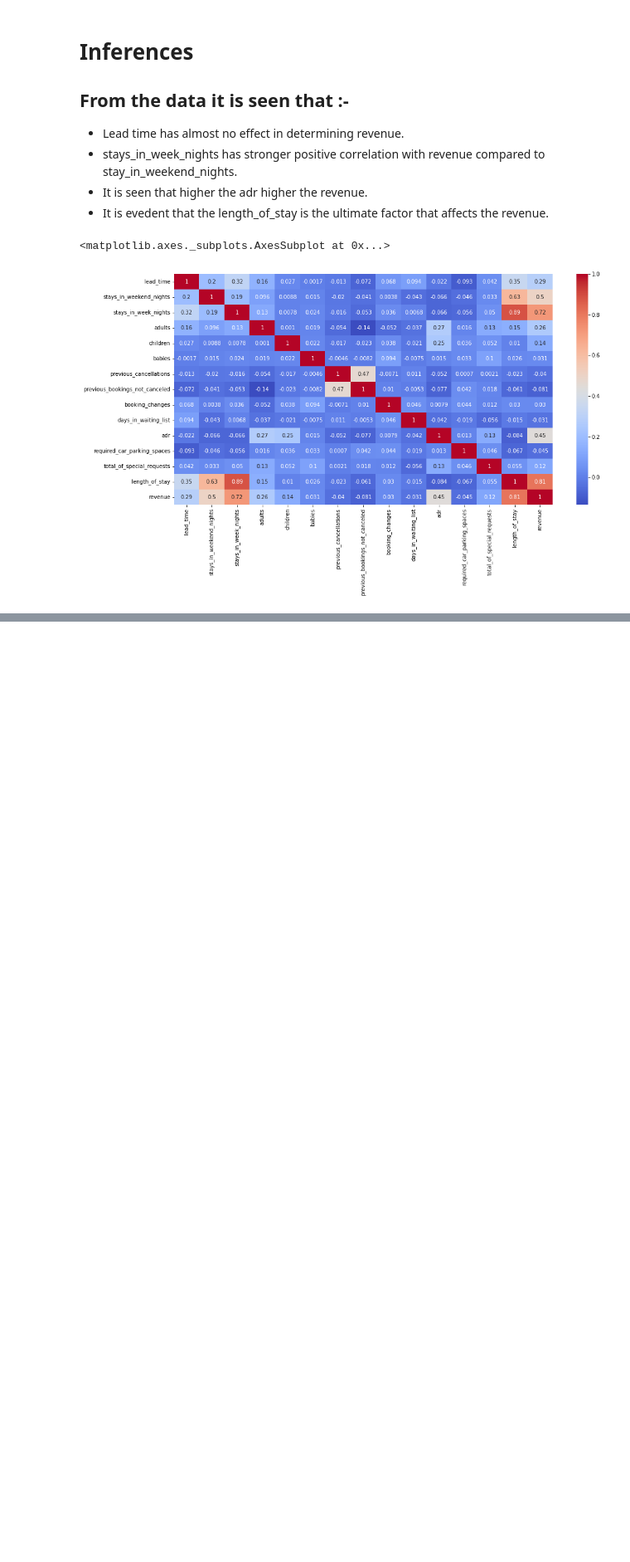
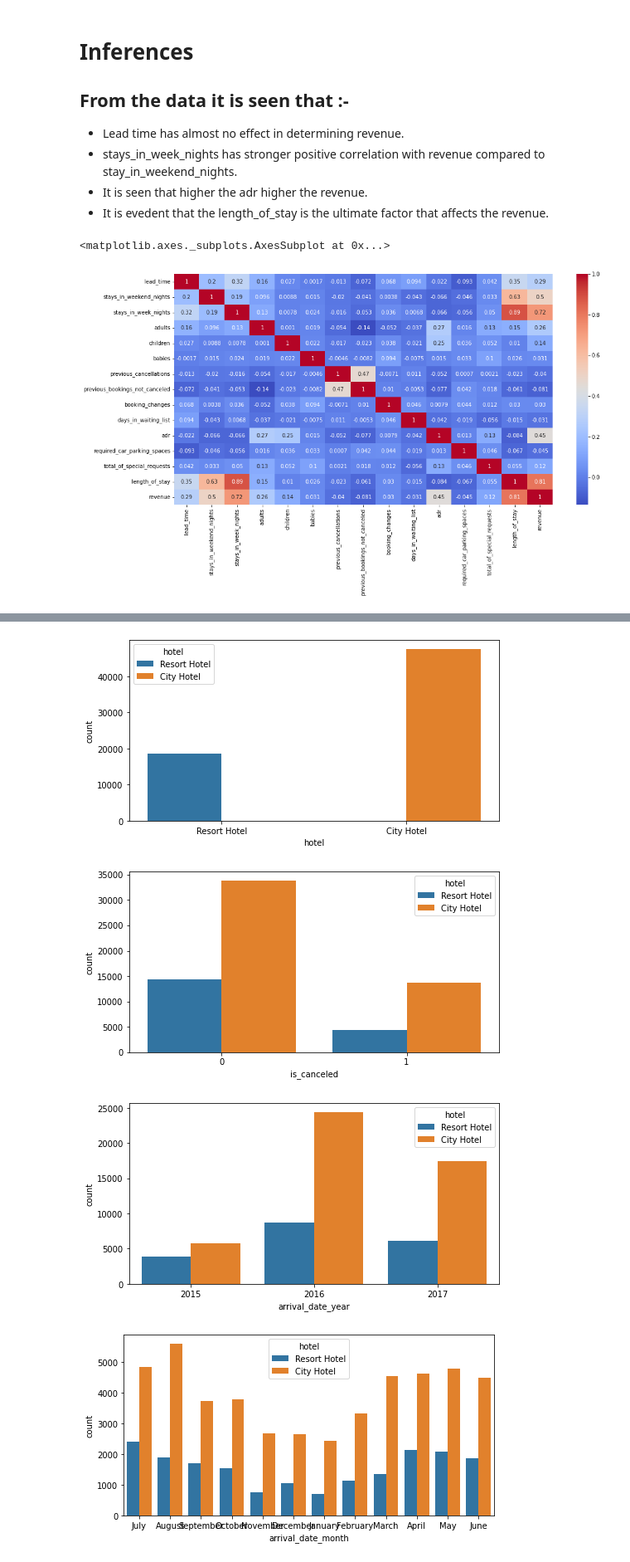
Before and after one commit to shubhpanchal/EDA--HotelAnalysis-AlmabetterCapstoneProject, a Jupyter notebook: Copy_of_Hotel_Booking_Analysis_Capstone_Project.ipynb, the cells around one changed output, grey strips where cells are left out. Shown: that part at 83% size. Drawn from its saved outputs; the diff is of its cells as text; code cells hidden in the pictures; blank space fills up the shorter version.

```diff
--- a/Copy_of_Hotel_Booking_Analysis_Capstone_Project.ipynb
+++ b/Copy_of_Hotel_Booking_Analysis_Capstone_Project.ipynb
@@ -473,0 +480,12 @@ sns.heatmap(correlation, annot=True, cmap ='coolwarm')
+# %%
+for col in categorical:
+  if hotel[col].nunique()<=20:
+    print('The count for ' + col + ' is :')
+    print(hotel[col].value_counts())
+    print('The number of unique values in ' + col + ' are : ', hotel[col].nunique())
+    print('_'*75)
+    print(' ')
+  else:
+    print('The unique variables in ' + col + ' are too large')
+    print(' ')
+    print('_'*75)
@@ -473,0 +515,12 @@ sns.heatmap(correlation, annot=True, cmap ='coolwarm')
+# %%
+for col in categorical:
+    if hotel[col].nunique() <=20:
+        plt.figure(figsize =(8,4))
+        sns.countplot(hotel[col],hue = hotel['hotel'])
+    else:
+        pass
+# %% [output]
+[figure, added]
+[figure, added]
+[figure, added]
+[figure, added]
```
Also changed, not shown: parts of 16 cells of this notebook.
